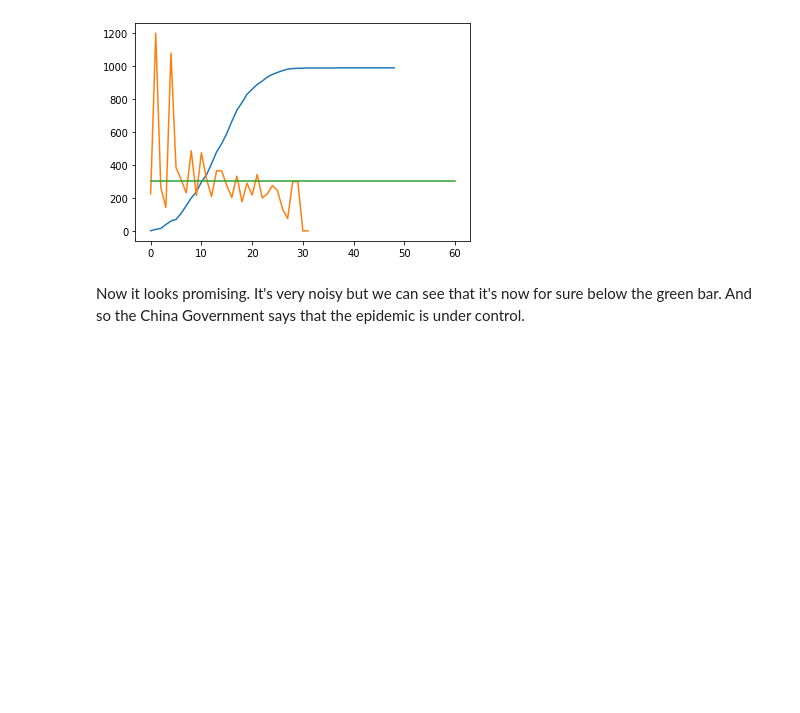
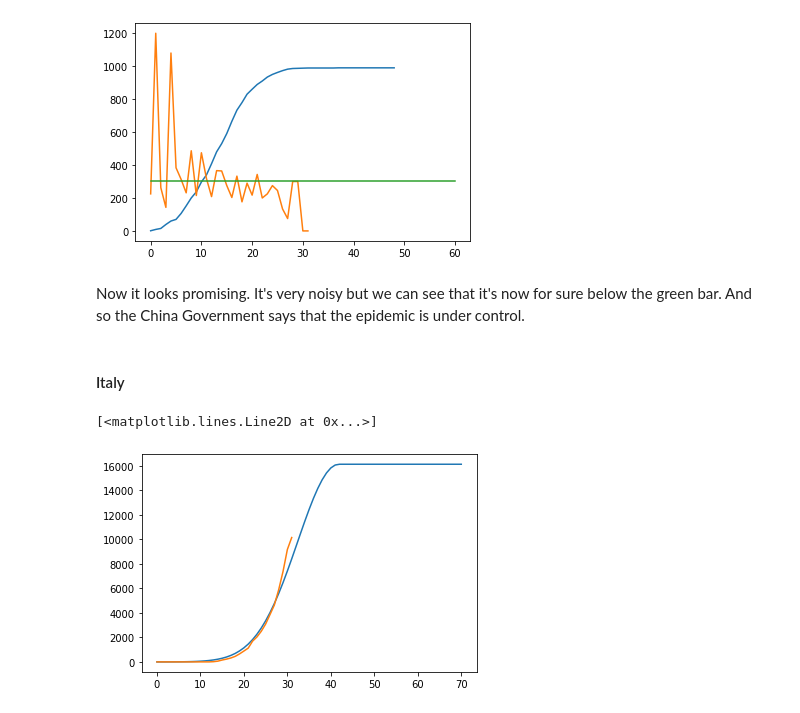
Before and after one commit to pniedzwiedzinski/COVID-19, a Jupyter notebook: COVID_19_Poland.ipynb, the cells around one changed output. Drawn from its saved outputs; the diff is of its cells as text; code cells hidden in the pictures; blank space fills up the shorter version.

```diff
--- a/COVID_19_Poland.ipynb
+++ b/COVID_19_Poland.ipynb
@@ -255,3 +255,21 @@ predictor(dataset_china, 300)
 [figure]
 # %% [markdown]
 Now it looks promising. It's very noisy but we can see that it's now for sure below the green bar. And so the China Government says that the epidemic is under control.
+# %% [markdown]
+#### Italy
+# %%
+dataset_italy = d.filter(like="Italy", axis=0).values[0][20:]
+# %%
+# Compare to "simulated" data
+RATE = 0.989 # 1 - no progress, the smaller the faster the disease will be stoped
+GROWTH = 1.58 # The bigger the faster the virus will spread
+DAYS = 70
+SHIFT = 0
+
+line = list(infection_simulation(SHIFT+DAYS, GROWTH, RATE))
+_, ax = plt.subplots()
+ax.plot(line[SHIFT:])
+ax.plot(dataset_italy)
+# %% [output]
+[<matplotlib.lines.Line2D at 0x...>]
+[figure, added]
```
Also changed, not shown: parts of 1 cell of this notebook.
